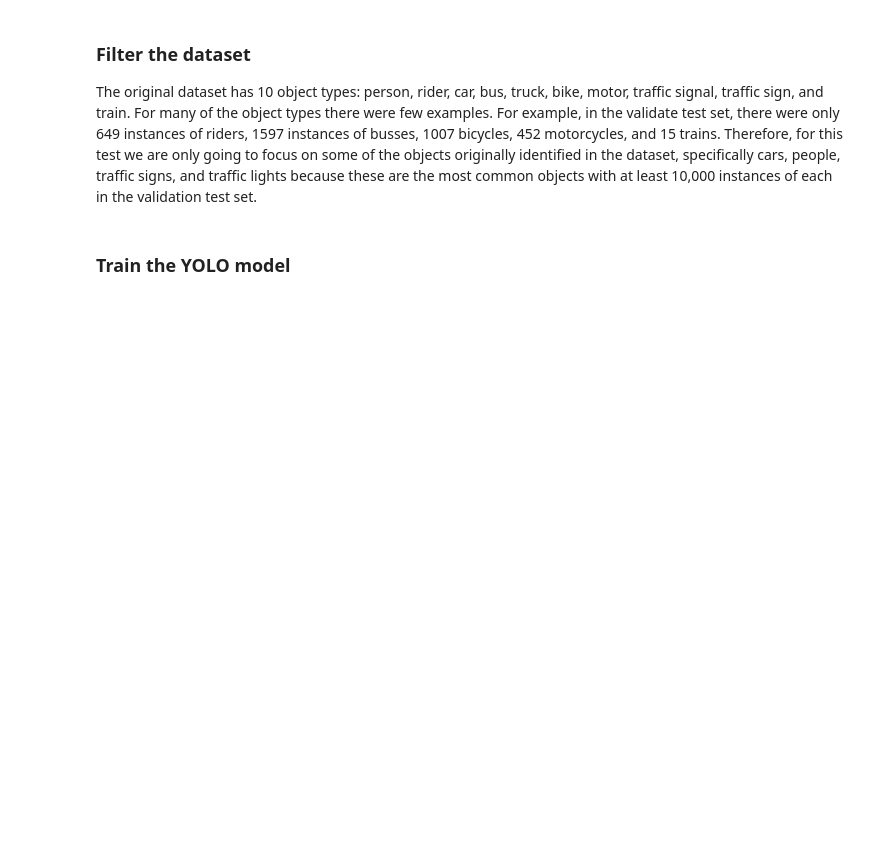
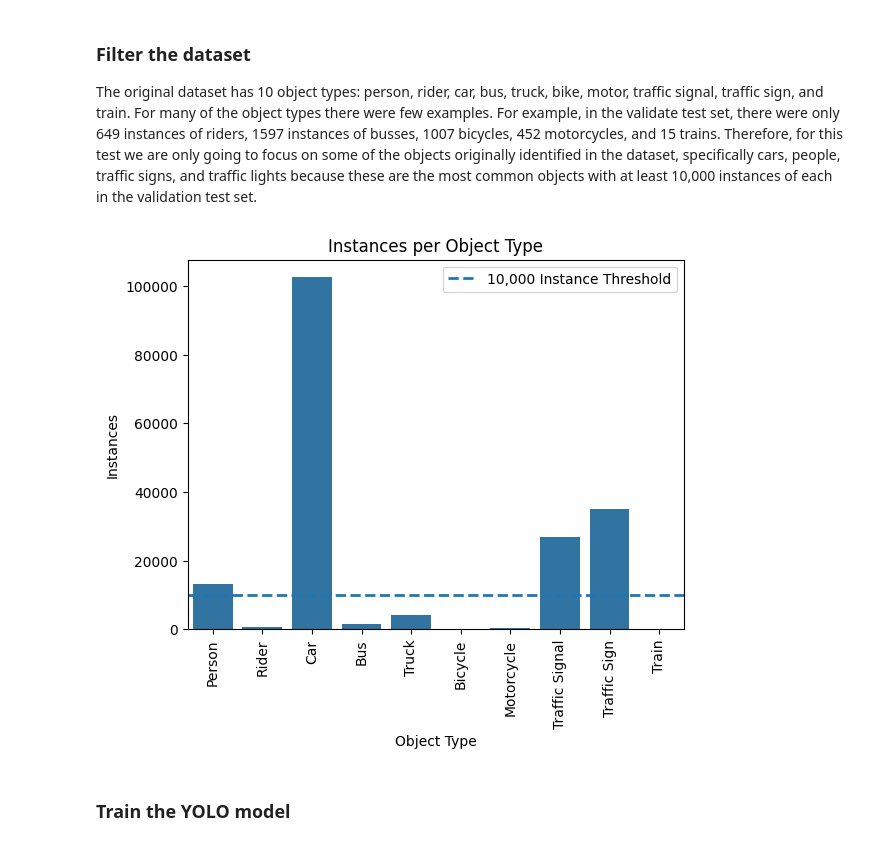
Before and after one commit to khamamot/Capstone_24.1, a Jupyter notebook: test.ipynb, the cells around one changed output. Cells and saved outputs as stored; diff of their text form; code cells hidden in the pictures; blank space fills up the shorter version.

Commit message:
Added graphs

```diff
--- a/test.ipynb
+++ b/test.ipynb
@@ -28,6 +28,31 @@ Path to dataset files: /root/.cache/kagglehub/datasets/a7madmostafa/bdd100k-yolo
 ### Filter the dataset
 
 The original dataset has 10 object types: person, rider, car, bus, truck, bike, motor, traffic signal, traffic sign, and train. For many of the object types there were few examples. For example, in the validate test set, there were only 649 instances of riders, 1597 instances of busses, 1007 bicycles, 452 motorcycles, and 15 trains.  Therefore, for this test we are only going to focus on some of the objects originally identified in the dataset, specifically cars, people, traffic signs, and traffic lights because these are the most common objects with at least 10,000 instances of each in the validation test set.
+# %%
+import pandas as pd
+import seaborn as sns
+import matplotlib.pyplot as plt
+
+data = {
+    "Object Type": ["Person", "Rider", "Car", "Bus", "Truck", "Bicycle", "Motorcycle", "Traffic Signal", "Traffic Sign", "Train"],
+    "Instances": [13265, 649, 102540, 1597, 4247, 107, 452, 26891, 34915, 15],
+}
+df = pd.DataFrame(data)
+sns.barplot(x="Object Type", y="Instances", data=df)
+plt.title("Instances per Object Type")
+plt.xlabel("Object Type")
+plt.ylabel("Instances")
+plt.xticks(rotation=90)
+plt.axhline(
+    y=10000,
+    linestyle="--",
+    linewidth=2,
+    label="10,000 Instance Threshold"
+)
+plt.legend()
+plt.show()
+# %% [output]
+[figure, added]
 # %%
 import os
 import shutil
```
Also changed, not shown: parts of 3 cells of this notebook.
